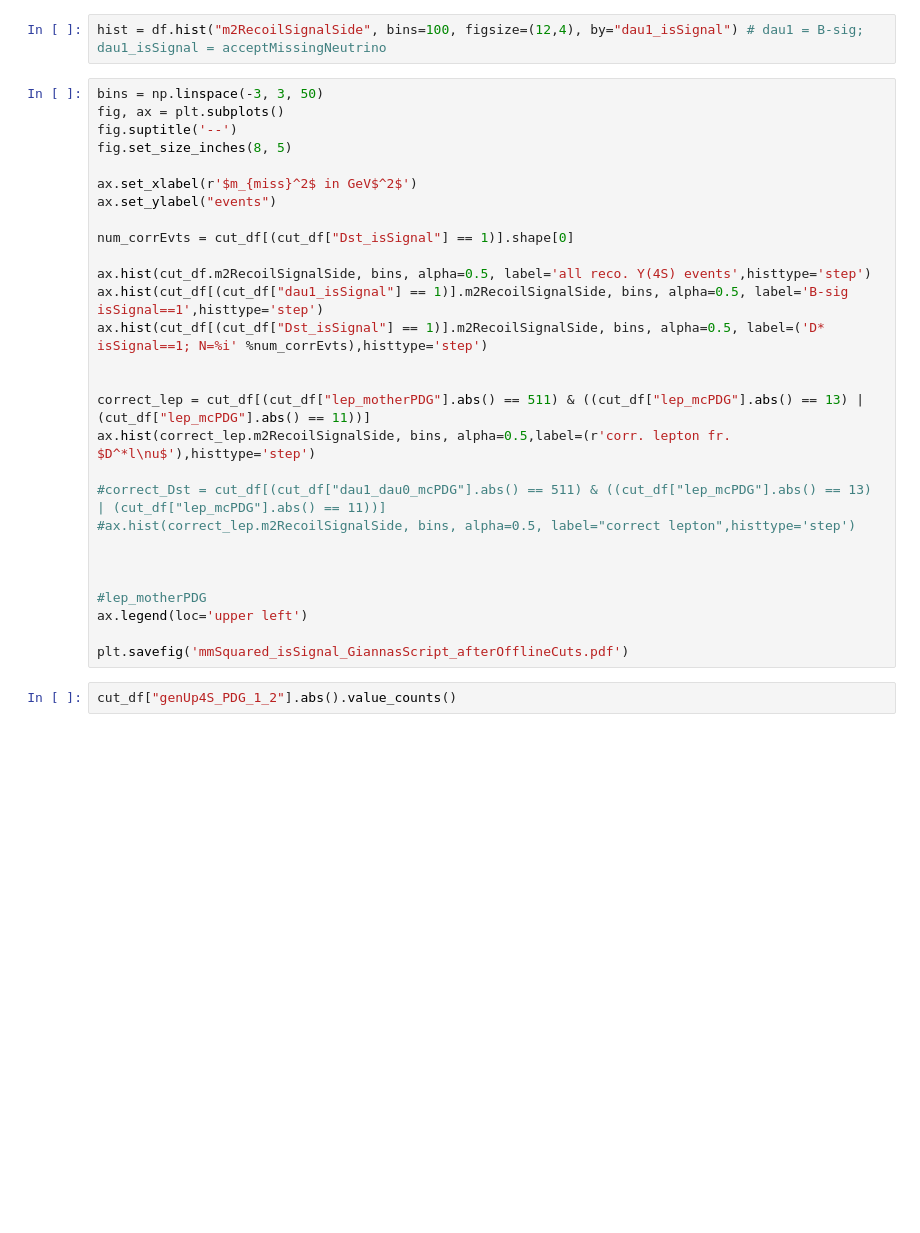
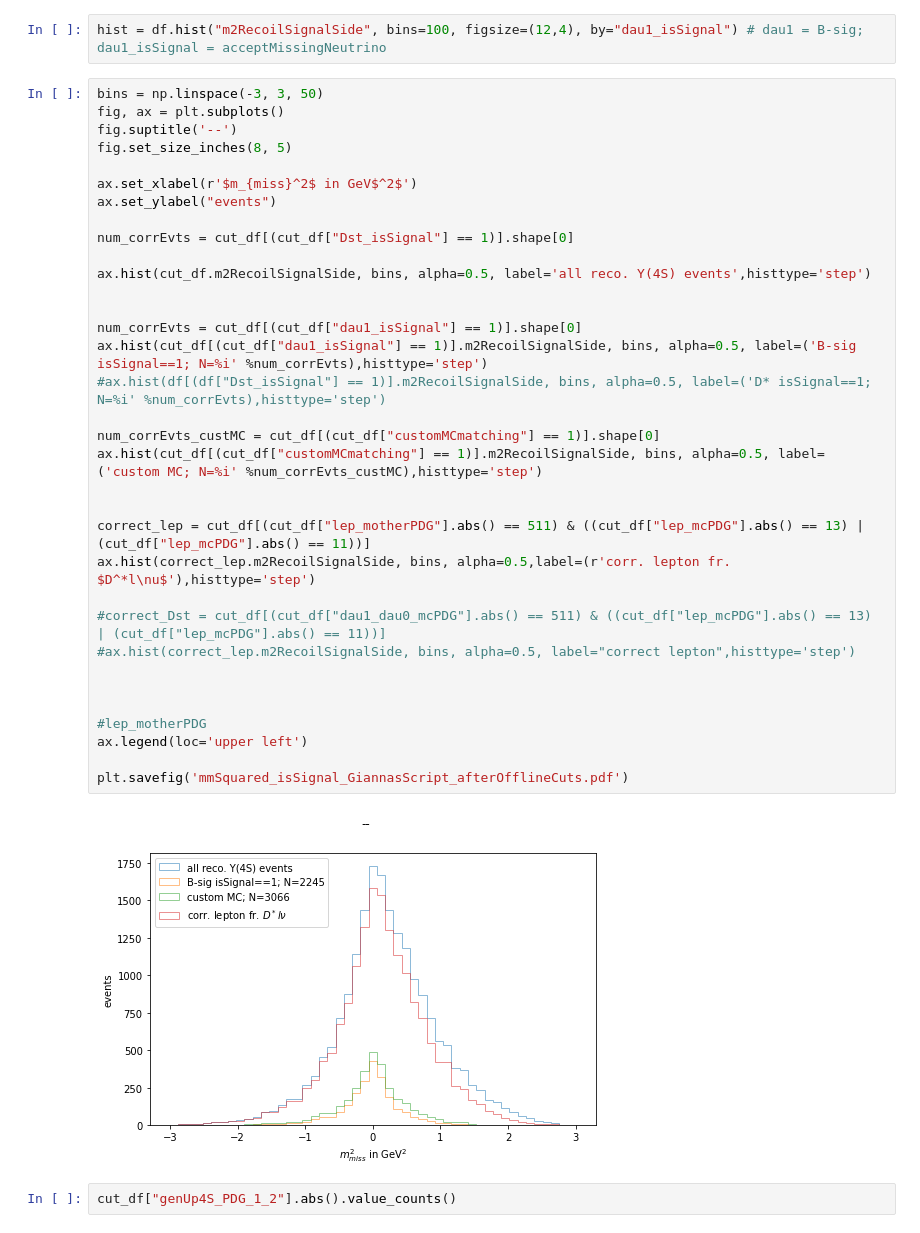
Before and after one commit to axelHeim/MCstudies, a Jupyter notebook: Dstlnu_Bt_generic/recreateGiannasPlot/offlineAnalysis_GiannasPlot.ipynb, the cells around one changed output. Saved outputs shown, nothing was run; the diff lists cells and outputs as text; blank space fills up the shorter version.

```diff
--- a/Dstlnu_Bt_generic/recreateGiannasPlot/offlineAnalysis_GiannasPlot.ipynb
+++ b/Dstlnu_Bt_generic/recreateGiannasPlot/offlineAnalysis_GiannasPlot.ipynb
@@ -363,31 +390,39 @@ hist = df.hist("m2RecoilSignalSide", bins=100, figsize=(12,4), by="dau1_isSignal
 # %%
 bins = np.linspace(-3, 3, 50)
 fig, ax = plt.subplots()
 fig.suptitle('--')
 fig.set_size_inches(8, 5)
 
 ax.set_xlabel(r'$m_{miss}^2$ in GeV$^2$')
 ax.set_ylabel("events")
 
 num_corrEvts = cut_df[(cut_df["Dst_isSignal"] == 1)].shape[0]
 
 ax.hist(cut_df.m2RecoilSignalSide, bins, alpha=0.5, label='all reco. Y(4S) events',histtype='step')
-ax.hist(cut_df[(cut_df["dau1_isSignal"] == 1)].m2RecoilSignalSide, bins, alpha=0.5, label='B-sig isSignal==1',histtype='step')
-ax.hist(cut_df[(cut_df["Dst_isSignal"] == 1)].m2RecoilSignalSide, bins, alpha=0.5, label=('D* isSignal==1; N=%i' %num_corrEvts),histtype='step')
+
+
+num_corrEvts = cut_df[(cut_df["dau1_isSignal"] == 1)].shape[0]
+ax.hist(cut_df[(cut_df["dau1_isSignal"] == 1)].m2RecoilSignalSide, bins, alpha=0.5, label=('B-sig isSignal==1; N=%i' %num_corrEvts),histtype='step')
+#ax.hist(df[(df["Dst_isSignal"] == 1)].m2RecoilSignalSide, bins, alpha=0.5, label=('D* isSignal==1; N=%i' %num_corrEvts),histtype='step')
+
+num_corrEvts_custMC = cut_df[(cut_df["customMCmatching"] == 1)].shape[0]
+ax.hist(cut_df[(cut_df["customMCmatching"] == 1)].m2RecoilSignalSide, bins, alpha=0.5, label=('custom MC; N=%i' %num_corrEvts_custMC),histtype='step')
 
 
 correct_lep = cut_df[(cut_df["lep_motherPDG"].abs() == 511) & ((cut_df["lep_mcPDG"].abs() == 13) | (cut_df["lep_mcPDG"].abs() == 11))]
 ax.hist(correct_lep.m2RecoilSignalSide, bins, alpha=0.5,label=(r'corr. lepton fr. $D^*l\nu$'),histtype='step')
 
 #correct_Dst = cut_df[(cut_df["dau1_dau0_mcPDG"].abs() == 511) & ((cut_df["lep_mcPDG"].abs() == 13) | (cut_df["lep_mcPDG"].abs() == 11))]
 #ax.hist(correct_lep.m2RecoilSignalSide, bins, alpha=0.5, label="correct lepton",histtype='step')
 
 
 
 #lep_motherPDG
 ax.legend(loc='upper left')
 
 plt.savefig('mmSquared_isSignal_GiannasScript_afterOfflineCuts.pdf')
+# %% [output]
+[figure, added]
 # %%
 cut_df["genUp4S_PDG_1_2"].abs().value_counts()
 # %%
```
Also changed, not shown: parts of 34 cells of this notebook, 1 other file.
